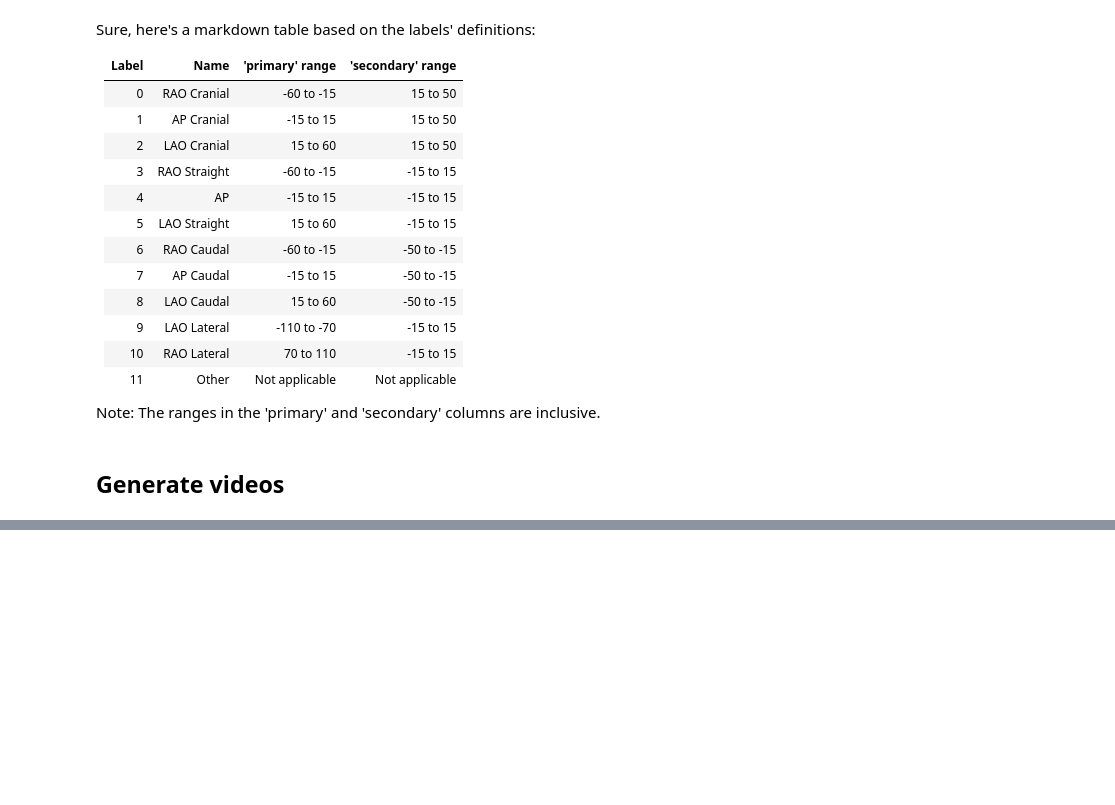
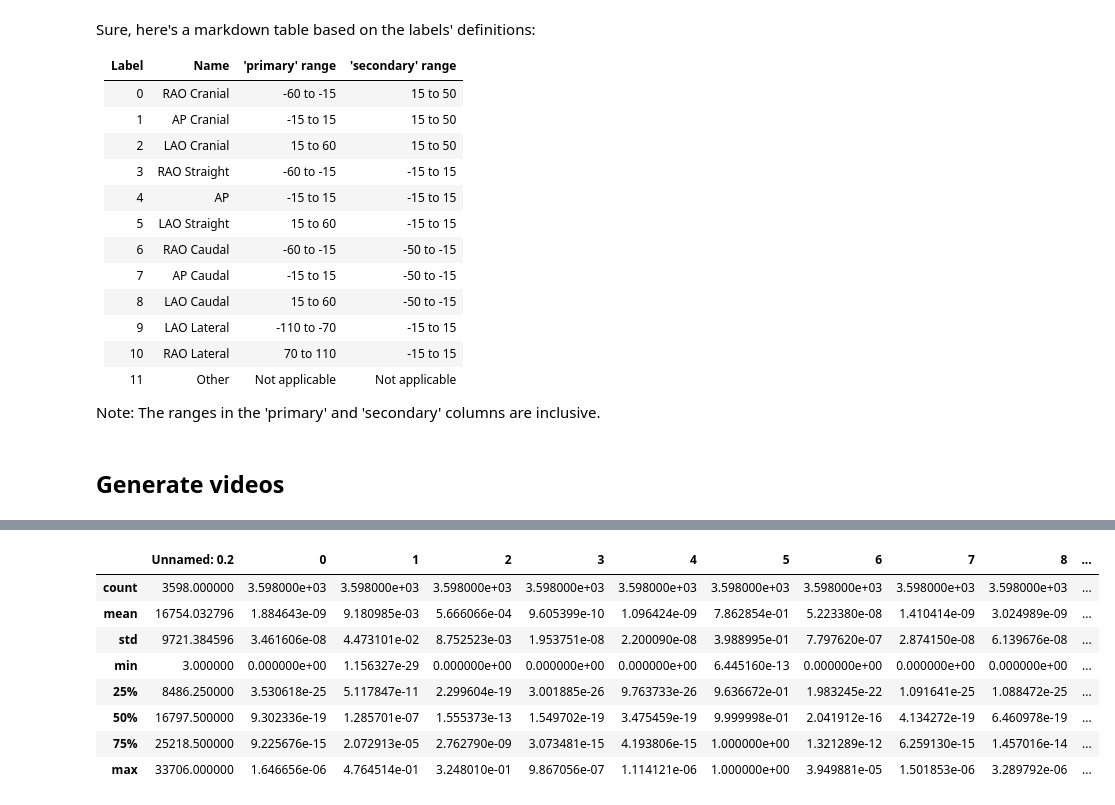
Before and after one commit to HeartWise-AI/DicomVideoProcessing, a Jupyter notebook: 2_GenerateDeepIFR.ipynb, the cells around one changed output, grey strips where cells are left out. Cells and saved outputs as stored; diff of their text form; code cells hidden in the pictures; blank space fills up the shorter version.

```diff
--- a/2_GenerateDeepIFR.ipynb
+++ b/2_GenerateDeepIFR.ipynb
@@ -85,6 +85,7 @@ def create_new_col(df):
     return df
 # %%
 df = create_new_col(df_ifr)
+df["contains_leftmain"] = df["ifr_performed"].str.contains("leftmain")
 df["contains_lad"] = df["ifr_performed"].str.contains("lad")
 df["contains_lcx"] = df["ifr_performed"].str.contains("lcx")
 df["contains_rca"] = df["ifr_performed"].str.contains("rca|pda|posterolateral")
@@ -389,2 +454,0 @@ def process_dataframe(df):
-# %%
-result_df = process_dataframe(df_ifr_videos_metadata)
@@ -390,0 +550,7 @@ result_df = process_dataframe(df_ifr_videos_metadata)
+# %%
+## I regenerated the object_vALue using the video based moidel
+result_df = pd.read_csv(
+    "../Oread/data/df_merged_angle_object_IFR_performed_2017_with_metadata_and_angles_predictions_wide_fixed_merged_with_previous.csv"
+)
+# %%
+new_df = get_sample_videos(result_df)
@@ -391 +575,13 @@ result_df = process_dataframe(df_ifr_videos_metadata)
+# %%
+display(new_df.describe())
+# %% [output]
+|  | Unnamed: 0.2 | 0 | 1 | 2 | 3 | 4 | 5 | 6 | 7 | 8 | ... |
+| count | 3598.000000 | 3.598000e+03 | 3.598000e+03 | 3.598000e+03 | 3.598000e+03 | 3.598000e+03 | 3.598000e+03 | 3.598000e+03 | 3.598000e+03 | 3.598000e+03 | ... |
+| mean | 16754.032796 | 1.884643e-09 | 9.180985e-03 | 5.666066e-04 | 9.605399e-10 | 1.096424e-09 | 7.862854e-01 | 5.223380e-08 | 1.410414e-09 | 3.024989e-09 | ... |
+| std | 9721.384596 | 3.461606e-08 | 4.473101e-02 | 8.752523e-03 | 1.953751e-08 | 2.200090e-08 | 3.988995e-01 | 7.797620e-07 | 2.874150e-08 | 6.139676e-08 | ... |
+| min | 3.000000 | 0.000000e+00 | 1.156327e-29 | 0.000000e+00 | 0.000000e+00 | 0.000000e+00 | 6.445160e-13 | 0.000000e+00 | 0.000000e+00 | 0.000000e+00 | ... |
+| 25% | 8486.250000 | 3.530618e-25 | 5.117847e-11 | 2.299604e-19 | 3.001885e-26 | 9.763733e-26 | 9.636672e-01 | 1.983245e-22 | 1.091641e-25 | 1.088472e-25 | ... |
+| 50% | 16797.500000 | 9.302336e-19 | 1.285701e-07 | 1.555373e-13 | 1.549702e-19 | 3.475459e-19 | 9.999998e-01 | 2.041912e-16 | 4.134272e-19 | 6.460978e-19 | ... |
+| 75% | 25218.500000 | 9.225676e-15 | 2.072913e-05 | 2.762790e-09 | 3.073481e-15 | 4.193806e-15 | 1.000000e+00 | 1.321289e-12 | 6.259130e-15 | 1.457016e-14 | ... |
+| max | 33706.000000 | 1.646656e-06 | 4.764514e-01 | 3.248010e-01 | 9.867056e-07 | 1.114121e-06 | 1.000000e+00 | 3.949881e-05 | 1.501853e-06 | 3.289792e-06 | ... |
 # %%
```
Also changed, not shown: parts of 44 cells of this notebook, 3 other files.
